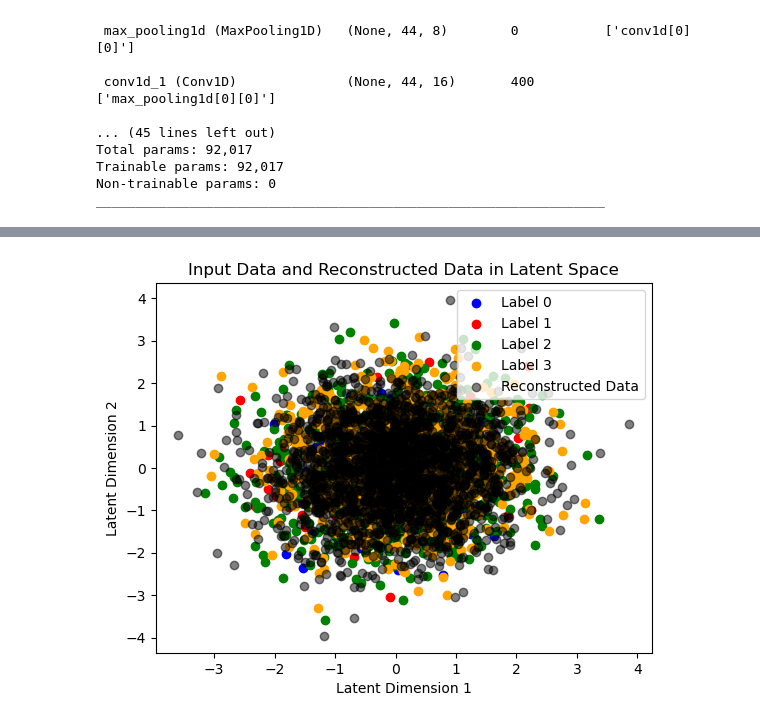
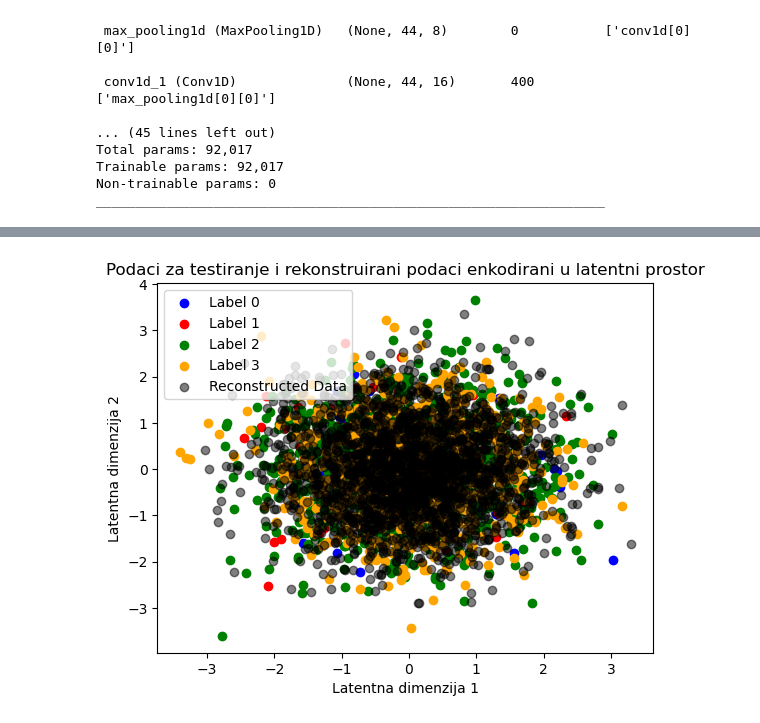
Before and after one commit to bruno4355/Diplomski-rad, a Jupyter notebook: dokument/exp_doc.ipynb, the cells around one changed output, grey strips where cells are left out. Saved outputs shown, nothing was run; the diff lists cells and outputs as text; code cells hidden in the pictures.

```diff
--- a/dokument/exp_doc.ipynb
+++ b/dokument/exp_doc.ipynb
@@ -31,6 +31,7 @@ z = Sampling()([z_mean, z_log_var])
 encoder = keras.Model(encoder_inputs, [z_mean, z_log_var, z], name="encoder")
 encoder.summary()
 
+#Build the decoder
 latent_inputs = keras.Input(shape=(latent_dim,))
 x = layers.Dense(128, activation='relu')(latent_inputs)
 x = layers.Dense(88 * 8)(x)
@@ -39,8 +40,8 @@ x = layers.Conv1D(16, 3, activation='relu', padding='same')(x)
 x = layers.UpSampling1D(2)(x)
 x = layers.Conv1D(8, 3, activation='relu', padding='same')(x)
 x = layers.UpSampling1D(2)(x)
-decoded = layers.Conv1D(1, 3, activation='sigmoid', padding='same')(x)
-decoded = layers.Cropping1D(cropping=(0, 264))(decoded)  # Crop to the desired output shape
+decoded = layers.Conv1D(1, 3, activation='linear', padding='same')(x)
+decoded = layers.Cropping1D(cropping=(0, 264))(decoded)
 decoder = keras.Model(latent_inputs, decoded, name="decoder")
 decoder.summary()
 
@@ -145,8 +146,10 @@ x_test = np.expand_dims(x_test, -1)
 y_train = np.expand_dims(y_train, -1)
 y_test = np.expand_dims(y_test, -1)
 # %%
-learn_rate = [0.005, 0.01, 0.05, 0.1]
-batch_size = [32, 64, 128, 256]
+learn_rate = [0.005, 0.01]
+batch_size = [32, 64]
+#learn_rate = [0.005, 0.01, 0.05, 0.1]
+#batch_size = [32, 64, 128, 256]
 
 param_grid = dict(learn_rate=learn_rate, batch_size=batch_size)
 
@@ -159,7 +162,7 @@ for lr in learn_rate:
         vae = VAE(encoder, decoder)
         vae.compile(optimizer=keras.optimizers.Adam(learning_rate=lr))
 
-        vae.fit(x_train, batch_size=bs, epochs=10)
+        vae.fit(x_train, batch_size=bs, epochs=3)
 
         score = vae.evaluate(x_test)
 
@@ -197,7 +200,6 @@ vae.compile(optimizer=keras.optimizers.Adam(learning_rate = lr))
 reduce_lr = ReduceLROnPlateau(monitor='loss', factor=0.5, patience=3, verbose=1, min_lr=1e-6)
 early_stop = EarlyStopping(monitor='loss', patience=5, verbose=1, restore_best_weights=True)
 
-vae.fit(x_train, batch_size=bs, epochs=20, validation_data=(x_test,), callbacks=[reduce_lr, early_stop])
-#vae.fit(x_train, batch_size=128, epochs=5, validation_data=(x_test, y_test, None))
-#vae.fit(x_train, batch_size=128, epochs=5)
+vae.fit(x_train, batch_size=bs, epochs=50, validation_data=(x_test,),
+        callbacks=[reduce_lr, early_stop])
 # %% [output]
@@ -230,0 +233,10 @@ Validation Loss: [0.9090845584869385, 0.9090845584869385, 0.0]
+# %%
+import matplotlib.pyplot as plt
+
+_, _, z_input = encoder.predict(x_train)
+reconstructed_z_input = vae.decoder.predict(z_input)
+_, _, reconstructed_z_encoded = vae.encoder.predict(reconstructed_z_input)
+
+_, _, z_test_input = encoder.predict(x_test)
+reconstructed_z_test_input = vae.decoder.predict(z_test_input)
+_, _, reconstructed_z_test_encoded = vae.encoder.predict(reconstructed_z_test_input)
@@ -268,8 +283,7 @@ plt.show()
 # %%
-def plot_input_and_reconstructed_data(x_input_data, y_input_data):
-    _, _, z_input = encoder.predict(x_input_data)
-    reconstructed_data = vae.decoder.predict(z_input)
-    _, _, recon_data_lsp = vae.encoder.predict(reconstructed_data)
+def plot_input_and_reconstructed_data(x_input_data, x_reconstructed, y_input_data):
+    z_input = x_input_data
+    recon_data_lsp = x_reconstructed
 
     unique_labels = np.unique(y_input_data)
     label_colors = ['blue', 'red', 'green', 'orange']
@@ -280,13 +294,11 @@ def plot_input_and_reconstructed_data(x_input_data, y_input_data):
 
     plt.scatter(recon_data_lsp[:, 0], recon_data_lsp[:, 1], c='black', alpha=0.5, label='Reconstructed Data')
 
-    plt.xlabel("Latent Dimension 1")
-    plt.ylabel("Latent Dimension 2")
-    plt.title("Input Data and Reconstructed Data in Latent Space")
+    plt.xlabel("Latentna dimenzija 1")
+    plt.ylabel("Latentna dimenzija 2")
+    plt.title("Podaci za testiranje i rekonstruirani podaci enkodirani u latentni prostor")
     plt.legend()
     plt.show()
 
-# Assuming `x_test` and `y_test` are the original input data
-# and `reconstructed_x_test` is the reconstructed data obtained from the decoder
-plot_input_and_reconstructed_data(x_test, y_test)
+plot_input_and_reconstructed_data(z_test_input, reconstructed_z_test_encoded, y_test)
 # %% [output]
@@ -296,2 +305,2 @@ plot_input_and_reconstructed_data(x_test, y_test)
-[figure, old version]
+[figure, new version]
 # %%
```
Also changed, not shown: parts of 13 cells of this notebook, 6 other files.
